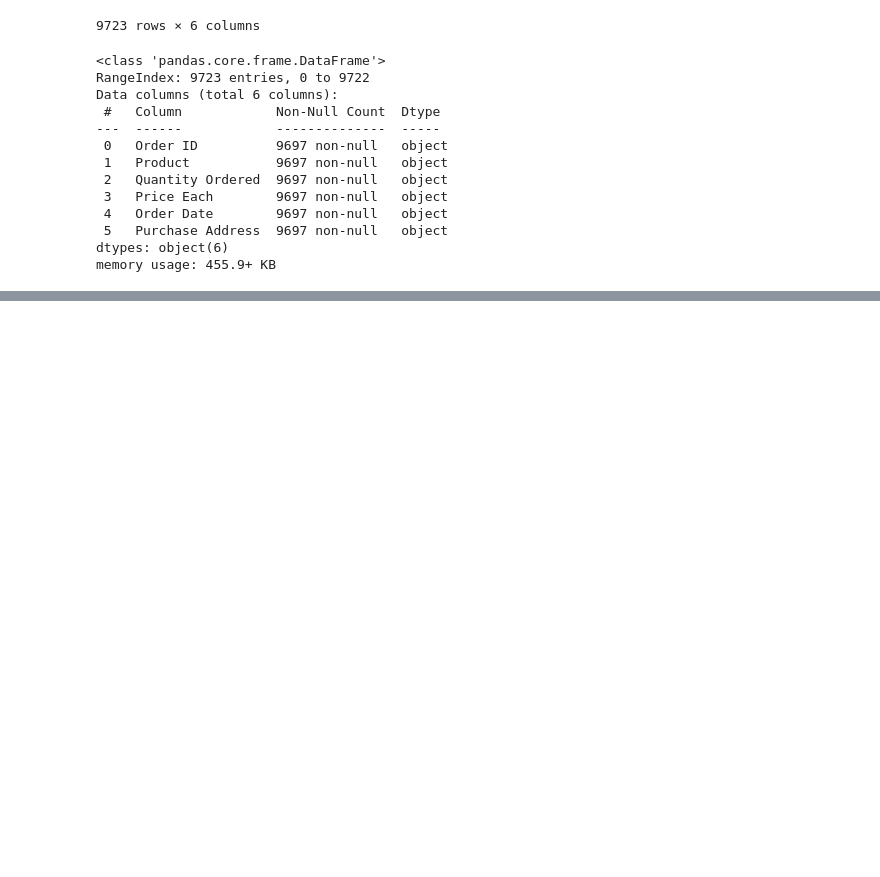
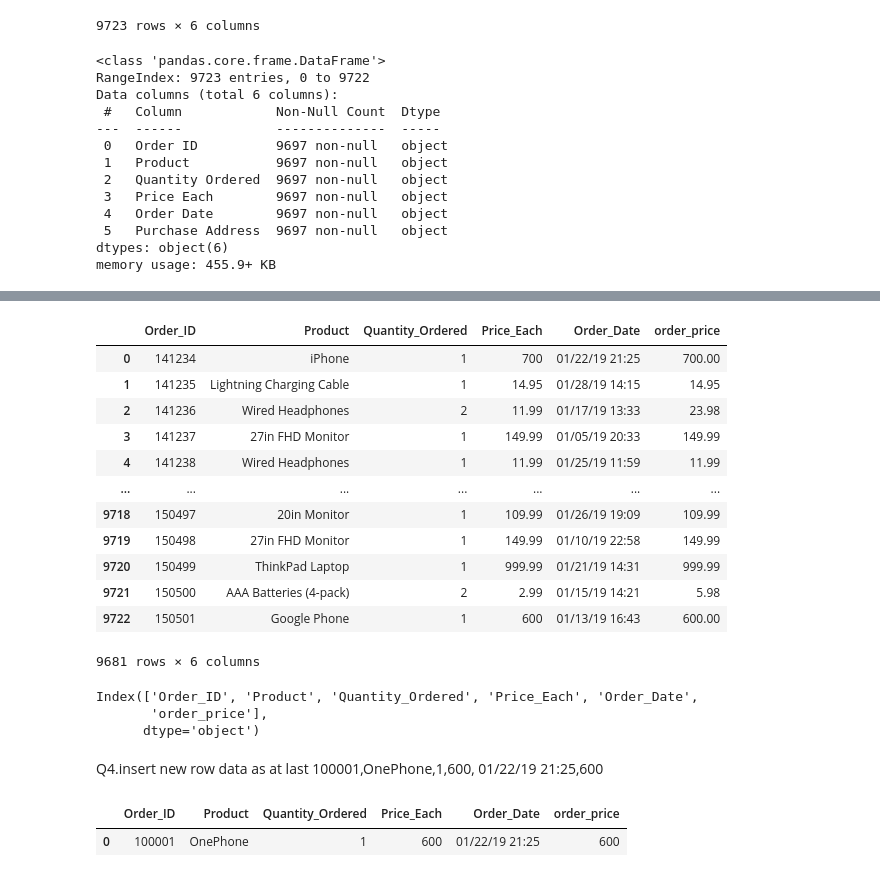
Before and after one commit to Edubridge-karthik/EXL-CHENNAI---8410-and-PUNE-8414-DA--Batch, a Jupyter notebook: EXL-CHENNAI and PUNE- DA/Pandas_lec.ipynb, the cells around one changed output, grey strips where cells are left out. Drawn from its saved outputs; the diff is of its cells as text; code cells hidden in the pictures; blank space fills up the shorter version.

```diff
--- a/EXL-CHENNAI and PUNE- DA/Pandas_lec.ipynb
+++ b/EXL-CHENNAI and PUNE- DA/Pandas_lec.ipynb
@@ -2021,0 +2191,2 @@ memory usage: 455.9+ KB
+# %%
+sales_data.dropna(how='all',axis=0,inplace=True)
@@ -2021,0 +2198,2 @@ memory usage: 455.9+ KB
+# %%
+sales_data['order_price']=sales_data.Price_Each.astype('float') *sales_data.Quantity_Ordered.astype('int')
@@ -2021,0 +2206,25 @@ memory usage: 455.9+ KB
+# %%
+sales_data
+# %% [output]
+|  | Order_ID | Product | Quantity_Ordered | Price_Each | Order_Date | order_price |
+| 0 | 141234 | iPhone | 1 | 700 | 01/22/19 21:25 | 700.00 |
+| 1 | 141235 | Lightning Charging Cable | 1 | 14.95 | 01/28/19 14:15 | 14.95 |
+| 2 | 141236 | Wired Headphones | 2 | 11.99 | 01/17/19 13:33 | 23.98 |
+| 3 | 141237 | 27in FHD Monitor | 1 | 149.99 | 01/05/19 20:33 | 149.99 |
+| 4 | 141238 | Wired Headphones | 1 | 11.99 | 01/25/19 11:59 | 11.99 |
+| ... | ... | ... | ... | ... | ... | ... |
+| 9718 | 150497 | 20in Monitor | 1 | 109.99 | 01/26/19 19:09 | 109.99 |
+| 9719 | 150498 | 27in FHD Monitor | 1 | 149.99 | 01/10/19 22:58 | 149.99 |
+| 9720 | 150499 | ThinkPad Laptop | 1 | 999.99 | 01/21/19 14:31 | 999.99 |
+| 9721 | 150500 | AAA Batteries (4-pack) | 2 | 2.99 | 01/15/19 14:21 | 5.98 |
+| 9722 | 150501 | Google Phone | 1 | 600 | 01/13/19 16:43 | 600.00 |
+9681 rows × 6 columns
+# %%
+sales_data.columns
+# %% [output]
+Index(['Order_ID', 'Product', 'Quantity_Ordered', 'Price_Each', 'Order_Date',
+       'order_price'],
+      dtype='object')
+# %% [markdown]
+Q4.insert new row data as  at last
+100001,OnePhone,1,600, 01/22/19 21:25,600
@@ -2021,0 +2234,5 @@ memory usage: 455.9+ KB
+# %%
+newdf
+# %% [output]
+|  | Order_ID | Product | Quantity_Ordered | Price_Each | Order_Date | order_price |
+| 0 | 100001 | OnePhone | 1 | 600 | 01/22/19 21:25 | 600 |
```
Also changed, not shown: parts of 96 cells of this notebook.
